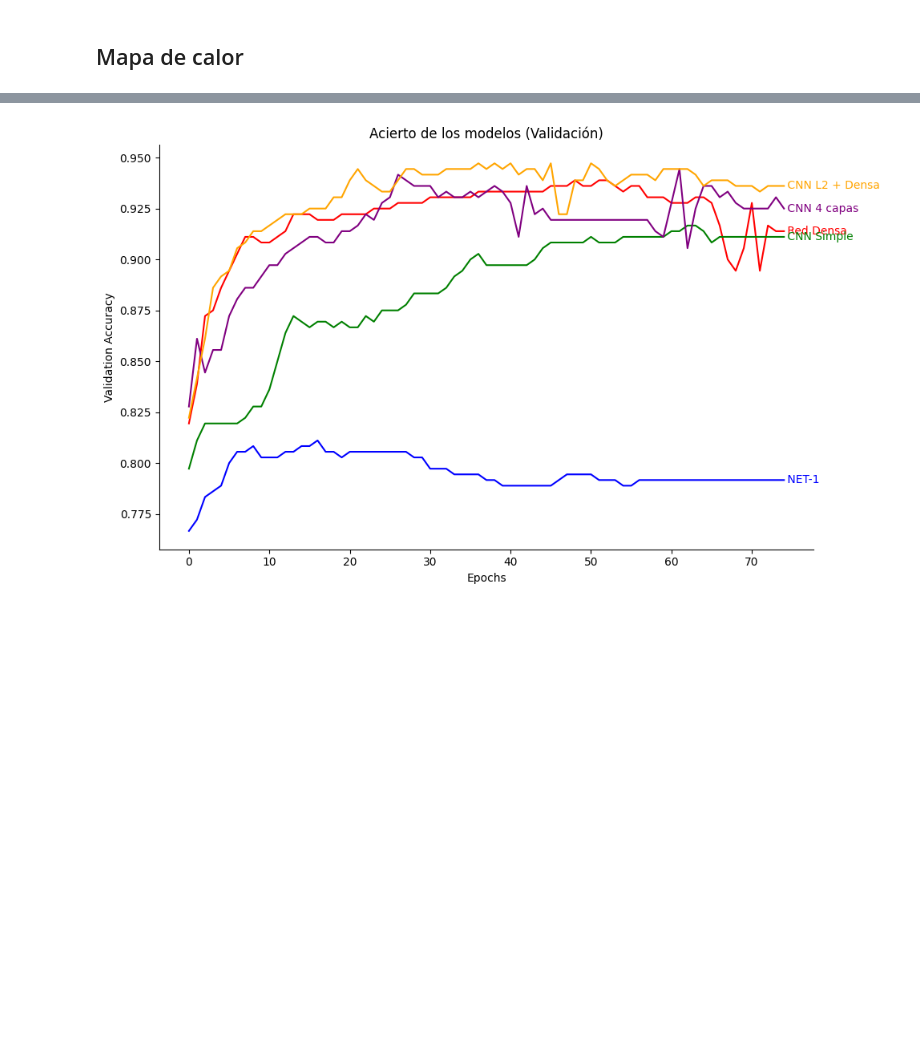
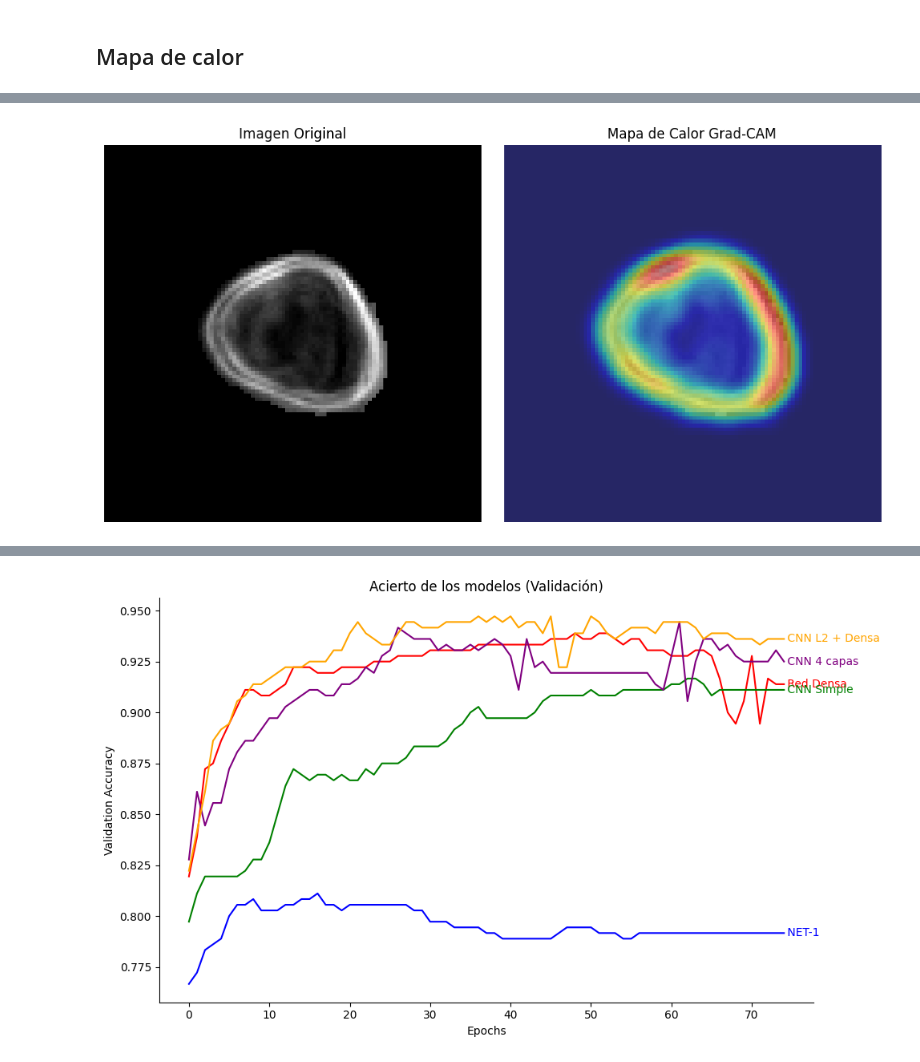
Before and after one commit to davidgc14/Mineria-Datos-UNED, a Jupyter notebook: Practica-3/laboratorio.ipynb, the cells around one changed output, grey strips where cells are left out. Saved outputs shown, nothing was run; the diff lists cells and outputs as text; code cells hidden in the pictures; blank space fills up the shorter version.

```diff
--- a/Practica-3/laboratorio.ipynb
+++ b/Practica-3/laboratorio.ipynb
@@ -1247,7 +1258,7 @@ Restoring model weights from the end of the best epoch: 10.
 # %%
 def make_gradcam_heatmap(img_array, modelo, pred_index=None):
     # ultima capa convolucional
-    last_conv_layer_name = model.layers[conv_layer_indices[-1]].name
+    last_conv_layer_name = modelo.layers[conv_layer_indices[-1]].name
     last_conv_layer = modelo.get_layer(last_conv_layer_name)
 
     # Crear un modelo intermedio hasta la última capa convolucional
@@ -1334,0 +1331,3 @@ Received: inputs=Tensor(shape=(1, 100, 100, 1))
+# %%
+generar_gradcam(X_test[199], model)
+# %% [output]
@@ -1334,0 +1335 @@ Received: inputs=Tensor(shape=(1, 100, 100, 1))
+[figure, added]
```
Also changed, not shown: parts of 21 cells of this notebook.
